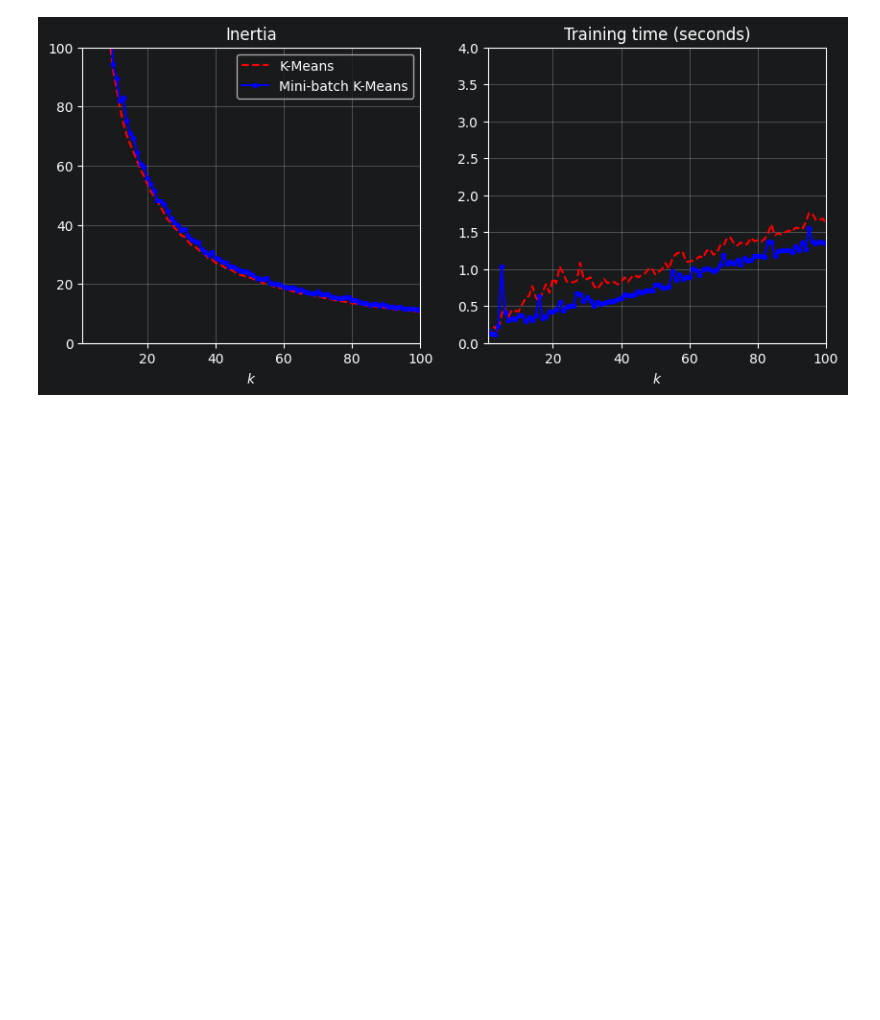
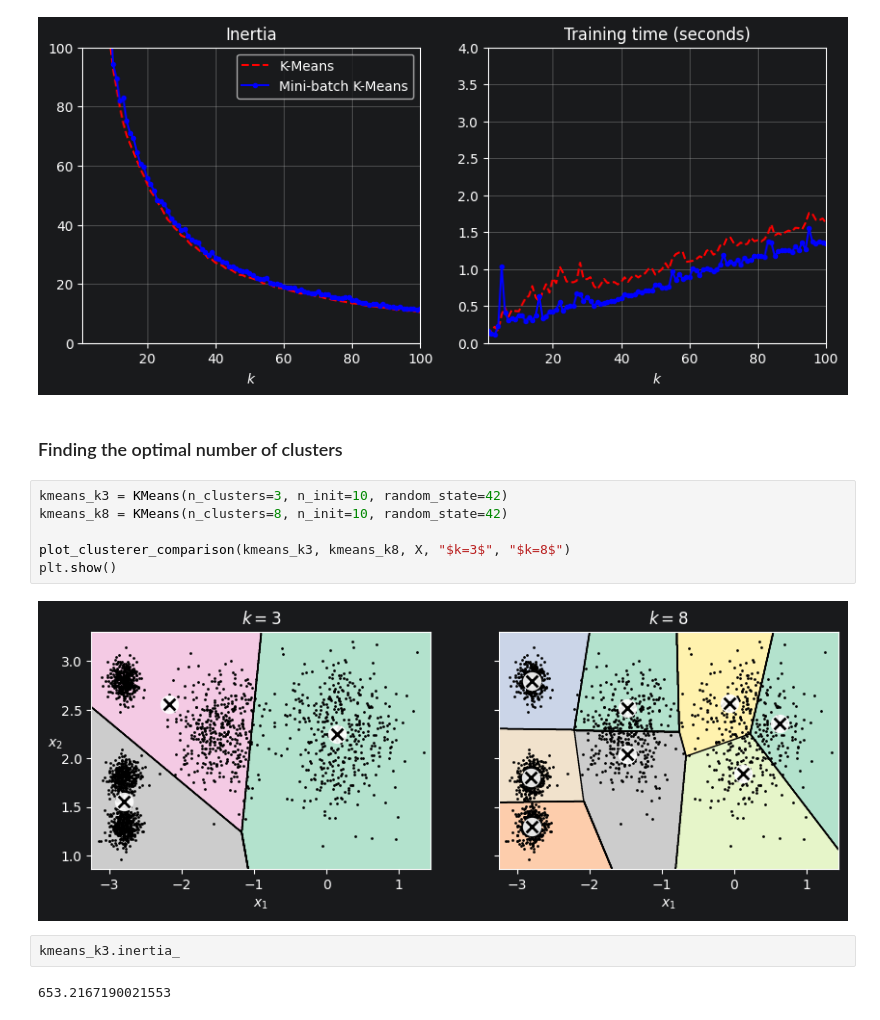
Before and after one commit to JAYANT-101/Machine-learning, a Jupyter notebook: unsupervised_learning_techniques.ipynb, the cells around one changed output. Cells and saved outputs as stored; diff of their text form; blank space fills up the shorter version.

```diff
--- a/unsupervised_learning_techniques.ipynb
+++ b/unsupervised_learning_techniques.ipynb
@@ -300,3 +300,17 @@ plt.show()
 # %% [output]
 100/100
 [figure]
+# %% [markdown]
+### Finding the optimal number of clusters
+# %%
+kmeans_k3 = KMeans(n_clusters=3, n_init=10, random_state=42)
+kmeans_k8 = KMeans(n_clusters=8, n_init=10, random_state=42)
+
+plot_clusterer_comparison(kmeans_k3, kmeans_k8, X, "$k=3$", "$k=8$")
+plt.show()
+# %% [output]
+[figure, added]
+# %%
+kmeans_k3.inertia_
+# %% [output]
+653.2167190021553
```
Also changed, not shown: parts of 5 cells of this notebook.
